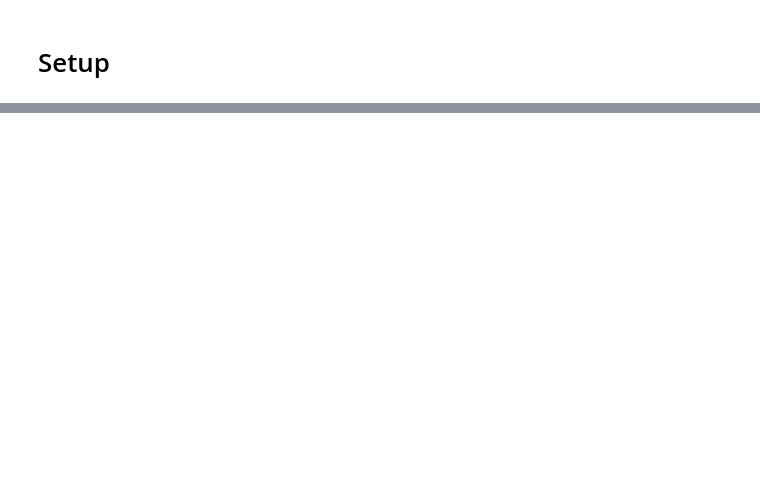
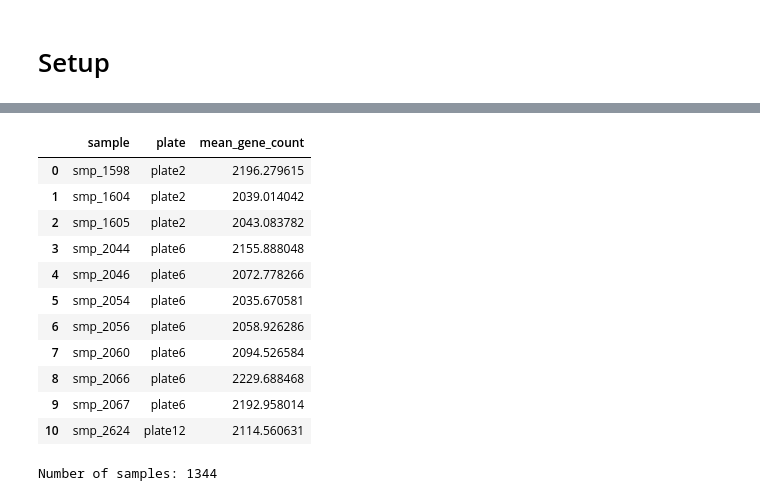
Before and after one commit to rdas-genesilico-ai/arc-virtual-cell-atlas-uv, a Jupyter notebook: tahoe-100/tutorial-py.ipynb, the cells around one changed output, grey strips where cells are left out. Drawn from its saved outputs; the diff is of its cells as text; code cells hidden in the pictures; blank space fills up the shorter version.

```diff
--- a/tahoe-100/tutorial-py.ipynb
+++ b/tahoe-100/tutorial-py.ipynb
@@ -401,0 +60,3 @@ zstandard                   0.23.0
+# %%
+# path to sample metadata
+infile = os.path.join(gcp_base_path, 'metadata', 'sample_metadata.parquet.gz')
@@ -401,0 +72,27 @@ zstandard                   0.23.0
+# %%
+# select certain columns and row filtering
+columns_to_read = ['sample', 'plate', 'mean_gene_count']  # Specify the columns you need
+dataset = ds.dataset(infile, filesystem=fs, format="parquet")
+sample_metadata = dataset.to_table(filter=(ds.field('mean_gene_count') > 2000), columns=columns_to_read).to_pandas()
+sample_metadata
+# %% [output]
+|  | sample | plate | mean_gene_count |
+| 0 | smp_1598 | plate2 | 2196.279615 |
+| 1 | smp_1604 | plate2 | 2039.014042 |
+| 2 | smp_1605 | plate2 | 2043.083782 |
+| 3 | smp_2044 | plate6 | 2155.888048 |
+| 4 | smp_2046 | plate6 | 2072.778266 |
+| 5 | smp_2054 | plate6 | 2035.670581 |
+| 6 | smp_2056 | plate6 | 2058.926286 |
+| 7 | smp_2060 | plate6 | 2094.526584 |
+| 8 | smp_2066 | plate6 | 2229.688468 |
+| 9 | smp_2067 | plate6 | 2192.958014 |
+| 10 | smp_2624 | plate12 | 2114.560631 |
+# %%
+# get the number of samples
+columns_to_read = ["sample"]  # Specify the columns you need
+dataset = ds.dataset(infile, filesystem=fs, format="parquet")
+sample_count = dataset.to_table(columns=columns_to_read).to_pandas()["sample"].nunique()
+print(f"Number of samples: {sample_count}")
+# %% [output]
+Number of samples: 1344
```
Also changed, not shown: parts of 61 cells of this notebook, 5 other files.
